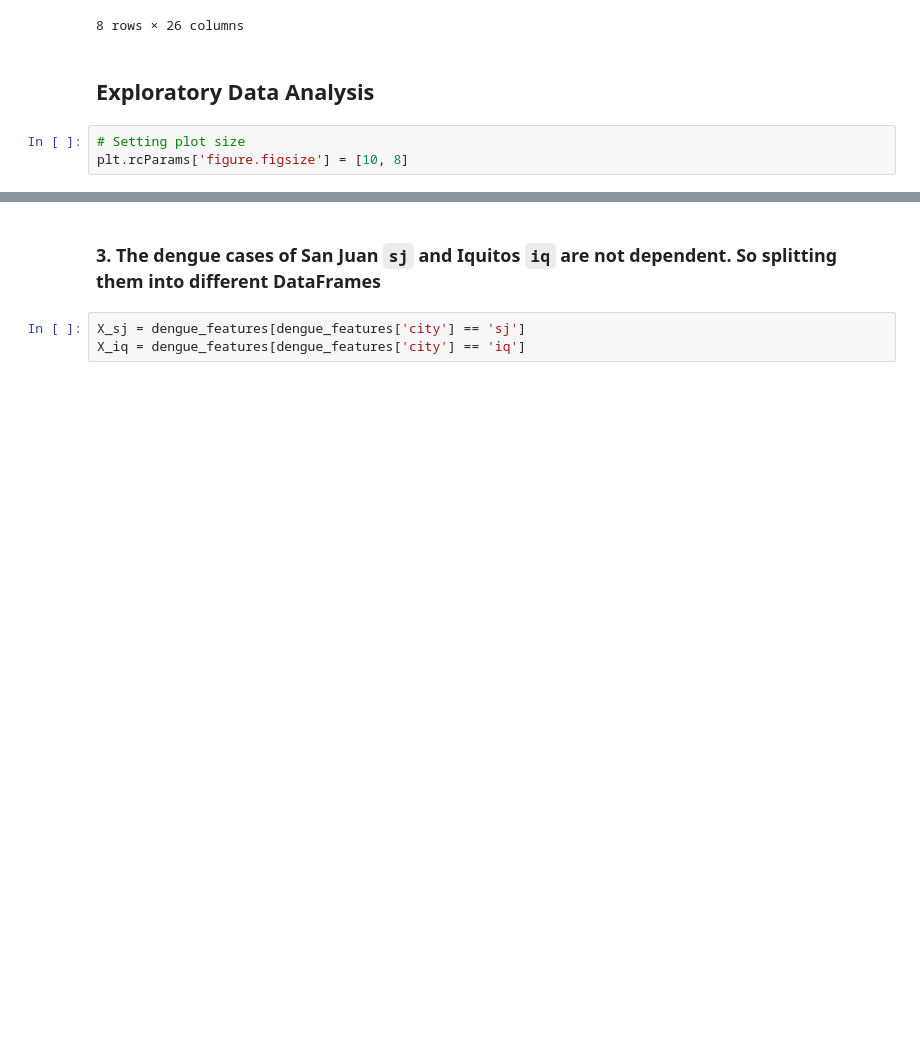
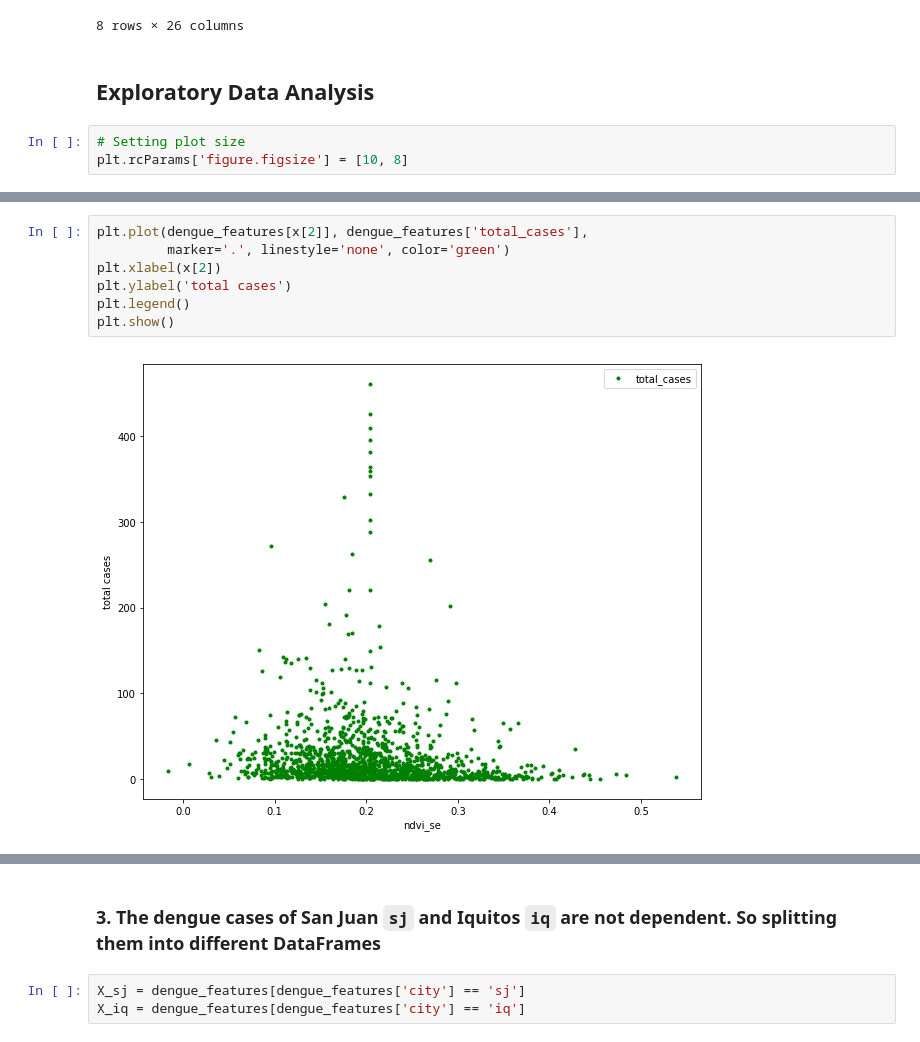
Before and after one commit to sansha94/DengAI, a Jupyter notebook: train.ipynb, the cells around one changed output, grey strips where cells are left out. Cells and saved outputs as stored; diff of their text form; blank space fills up the shorter version.

```diff
--- a/train.ipynb
+++ b/train.ipynb
@@ -247,0 +259,9 @@ plt.show()
+# %%
+plt.plot(dengue_features[x[2]], dengue_features['total_cases'],
+         marker='.', linestyle='none', color='green')
+plt.xlabel(x[2])
+plt.ylabel('total cases')
+plt.legend()
+plt.show()
+# %% [output]
+[figure, added]
```
Also changed, not shown: parts of 5 cells of this notebook.
